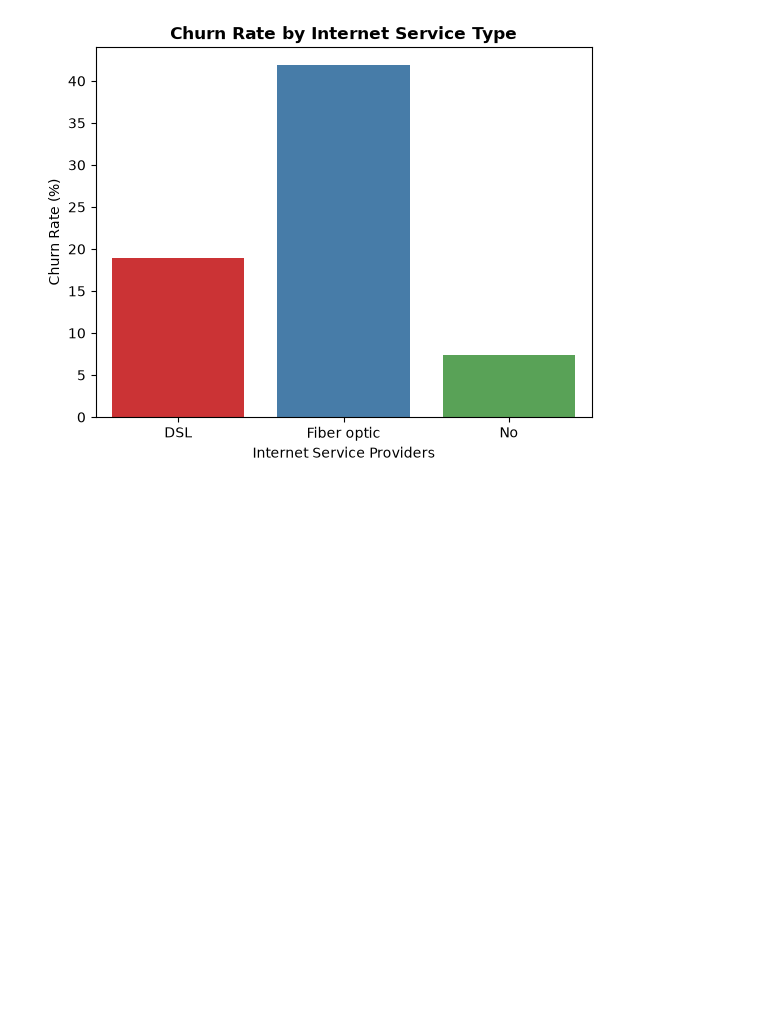
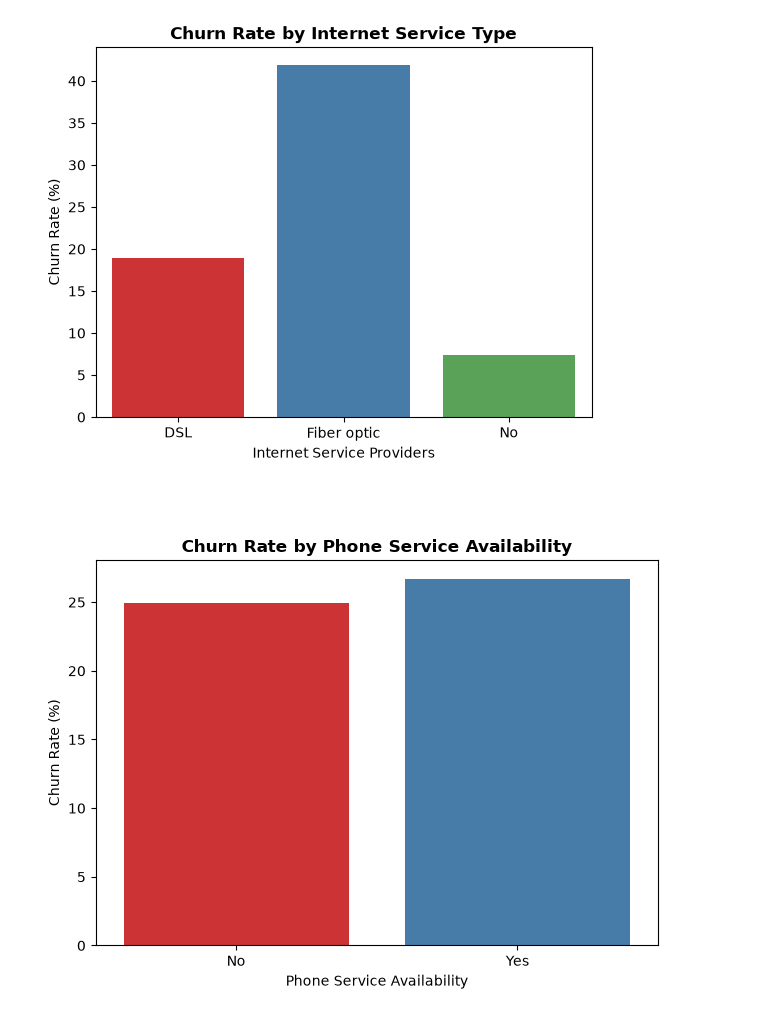
Before and after one commit to AlainRegisDev88/FUTURE_DS_02, a Jupyter notebook: future_interns_task2_.ipynb, the cells around one changed output. Saved outputs shown, nothing was run; the diff lists cells and outputs as text; code cells hidden in the pictures; blank space fills up the shorter version.

Commit message:
add churn by phone service availability chart and file

```diff
--- a/future_interns_task2_.ipynb
+++ b/future_interns_task2_.ipynb
@@ -148,3 +149,21 @@ plt.savefig('./results/05_churn_by_internet_service.png', dpi=300)
 plt.show()
 # %% [output]
 [figure]
+# %% [markdown]
+#
+# %%
+# Churn by phone service
+
+plt.Figure()
+churn_rate_by_phone_service = (df.groupby('PhoneService')['has_churned'].mean() * 100).round(2)
+churn_rate_by_phone_service_df = churn_rate_by_phone_service.reset_index()
+sns.barplot(data=churn_rate_by_phone_service_df, x='PhoneService', y='has_churned', palette='Set1', hue='PhoneService')
+plt.title('Churn Rate by Phone Service Availability', fontsize=12, fontweight='bold')
+plt.xlabel('Phone Service Availability')
+plt.ylabel('Churn Rate (%)')
+
+plt.tight_layout()
+plt.savefig('./results/06_churn_by_phone_service_availability.png')
+plt.show()
+# %% [output]
+[figure, added]
```
Also changed, not shown: parts of 1 cell of this notebook, 1 other file.
